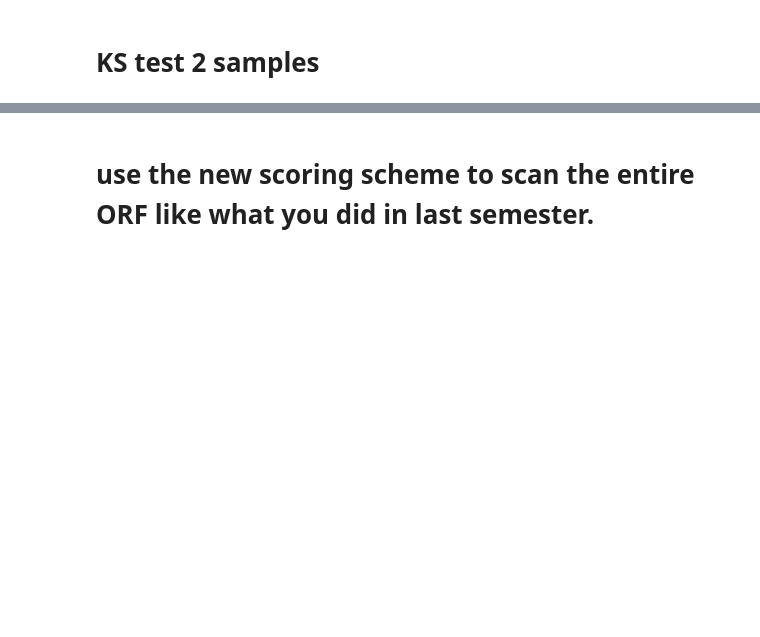
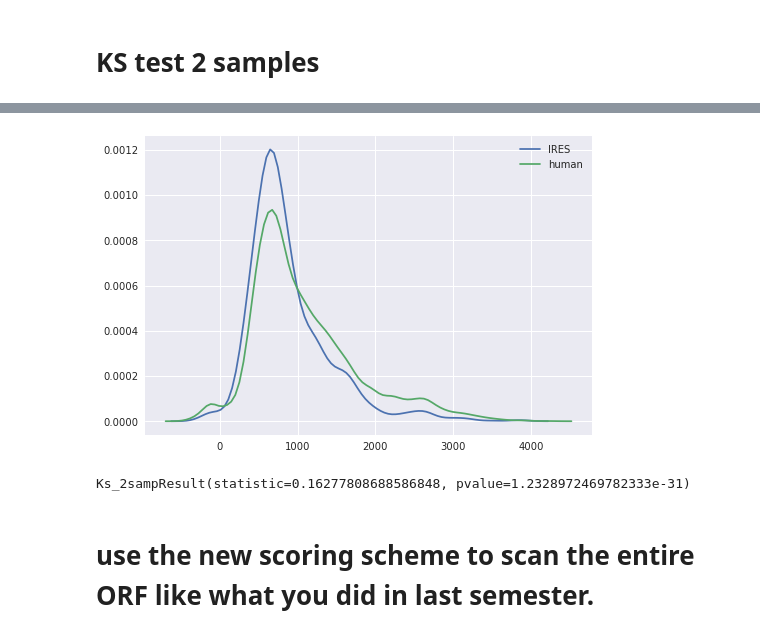
Before and after one commit to ahtmatrix/viral-kozakseq, a Jupyter notebook: pwm score and density plot.ipynb, the cells around one changed output, grey strips where cells are left out. Drawn from its saved outputs; the diff is of its cells as text; code cells hidden in the pictures; blank space fills up the shorter version.

```diff
--- a/pwm score and density plot.ipynb
+++ b/pwm score and density plot.ipynb
@@ -676,33 +682,36 @@ def get_sample_name():
 # %%
 import scipy
 
 # sample_effs
 # internal_AUG_eff
 # scram_eff
 
 
 # dens_plots = []
 # for eff in viral_eff:
 #      dens_plots.append(sns.distplot(eff, hist=False))
 
 
 
 
 
 
 # all_viral_test_eff = analysis_pipeline(("viral_all_30up_toSTOP.fasta","V"))
 
 sample1 = iv_eff
 sample2 = hs_eff
 
-sns.distplot(sample1, hist = False)
+sns.distplot(sample1, hist = False , label = "IRES")
 sns.distplot(sample2, hist = False, label = "human")
 
 plt.show()
 scipy.stats.ks_2samp(sample1, sample2)
 
 # #https://docs.scipy.org/doc/scipy/reference/generated/scipy.stats.chisquare.html
 # scipy.stats.chisquare(hs_eff,ex_eff)
+# %% [output]
+[figure, added]
+Ks_2sampResult(statistic=0.16277808688586848, pvalue=1.2328972469782333e-31)
 # %% [markdown]
 # use the new scoring scheme to scan the entire ORF like what you did in last semester.
 # %%
```
Also changed, not shown: parts of 3 cells of this notebook, 5 other files.
